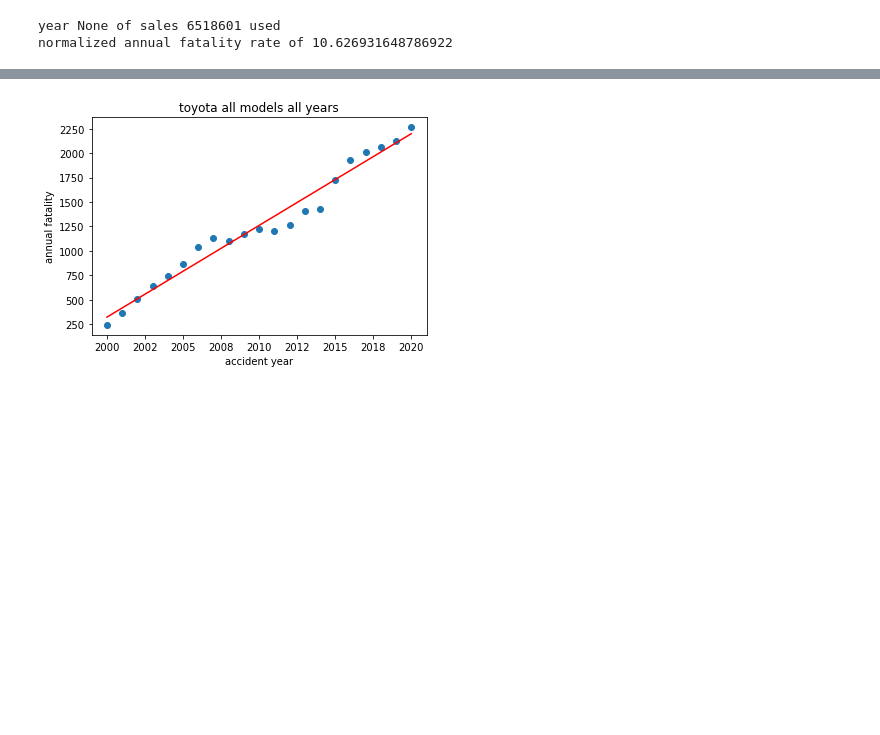
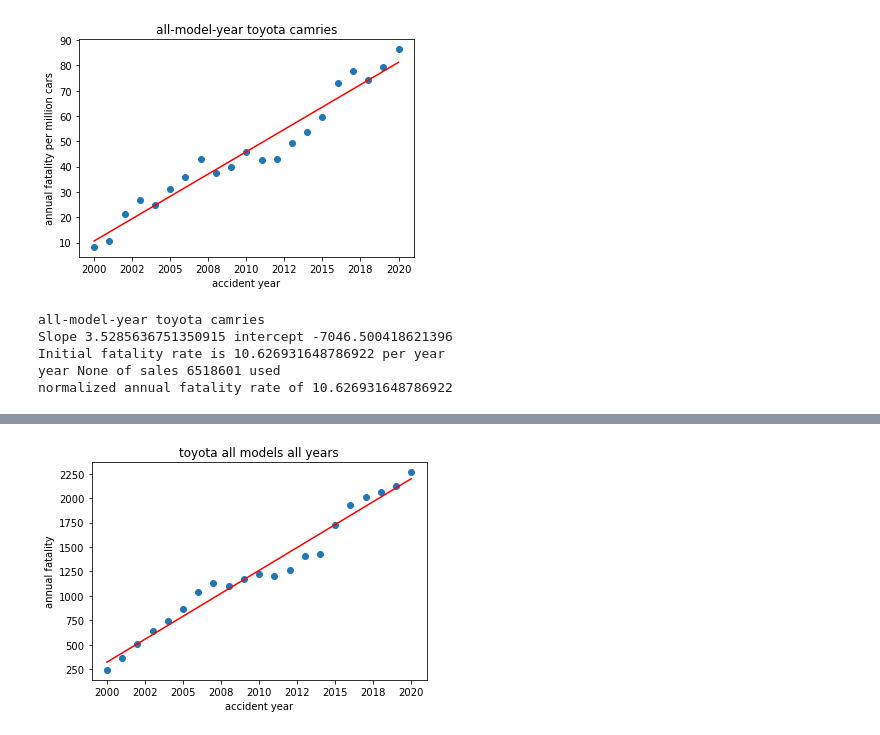
Before and after one commit to bsoo920/gatech-how-safe-is-your-car, a Jupyter notebook: ex_import_4GUI.ipynb, the cells around one changed output, grey strips where cells are left out. Saved outputs shown, nothing was run; the diff lists cells and outputs as text; code cells hidden in the pictures; blank space fills up the shorter version.

```diff
--- a/ex_import_4GUI.ipynb
+++ b/ex_import_4GUI.ipynb
@@ -21,15 +26,20 @@ normalized annual fatality rate of 82.89930528136165
 # %%
 # All model years, Toyota (49) Camry (40)
 dfMasterCrashAgg, dfSales = getData()
 
 year, sales = lookupSales(dfSales, Sales_Year=None, Make_ID=49, Model_ID=40, verbose=False)
 
 dfagg2 = reaggregate(dfMasterCrashAgg, groupBy=['Make_ID', 'Model_ID', 'ACC_YEAR'])
 
-_,_, fatality = linear_regress(dfagg2,'all-model-year toyota camries' , "Make_ID==49 and Model_ID==40 "
-                               , denom=sales, showPlot=False)
+_,_, fatality = linear_regress(dfagg2,'all-model-year toyota camries'
+                               , "Make_ID==49 and Model_ID==40 "
+                               , denom=sales, showPlot=True)
 print(f'year {year} of sales {sales} used')
 print(f'normalized annual fatality rate of {fatality}')
 # %% [output]
+[figure, added]
+all-model-year toyota camries
+Slope 3.5285636751350915 intercept -7046.500418621396
+Initial fatality rate is 10.626931648786922 per year
 year None of sales 6518601 used
 normalized annual fatality rate of 10.626931648786922
```
Also changed, not shown: parts of 4 cells of this notebook, 1 other file.
